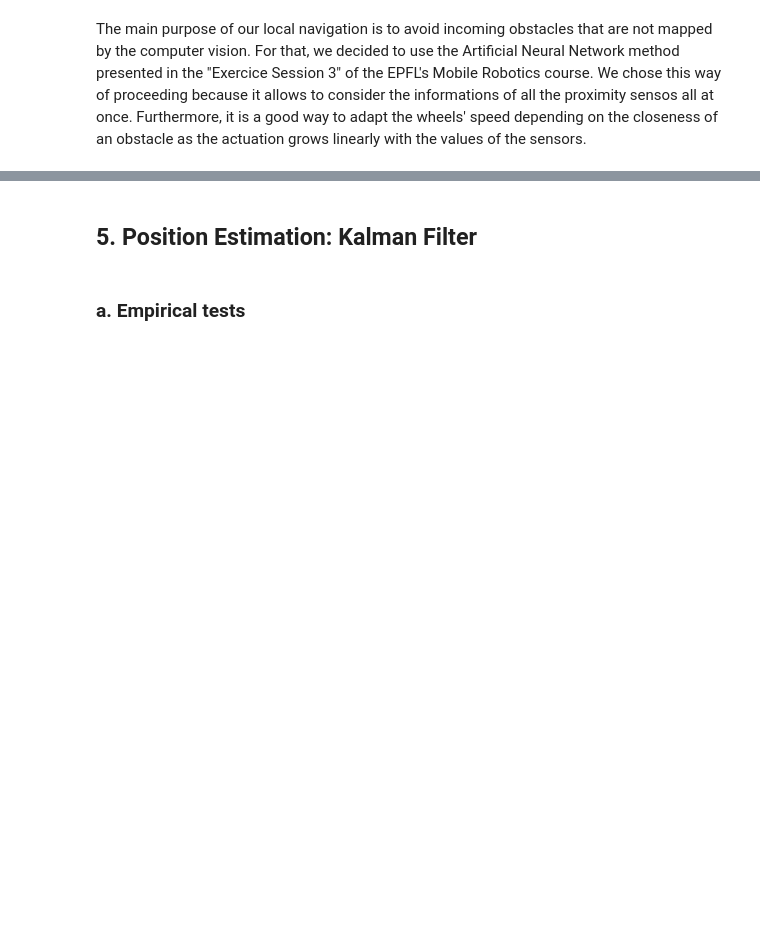
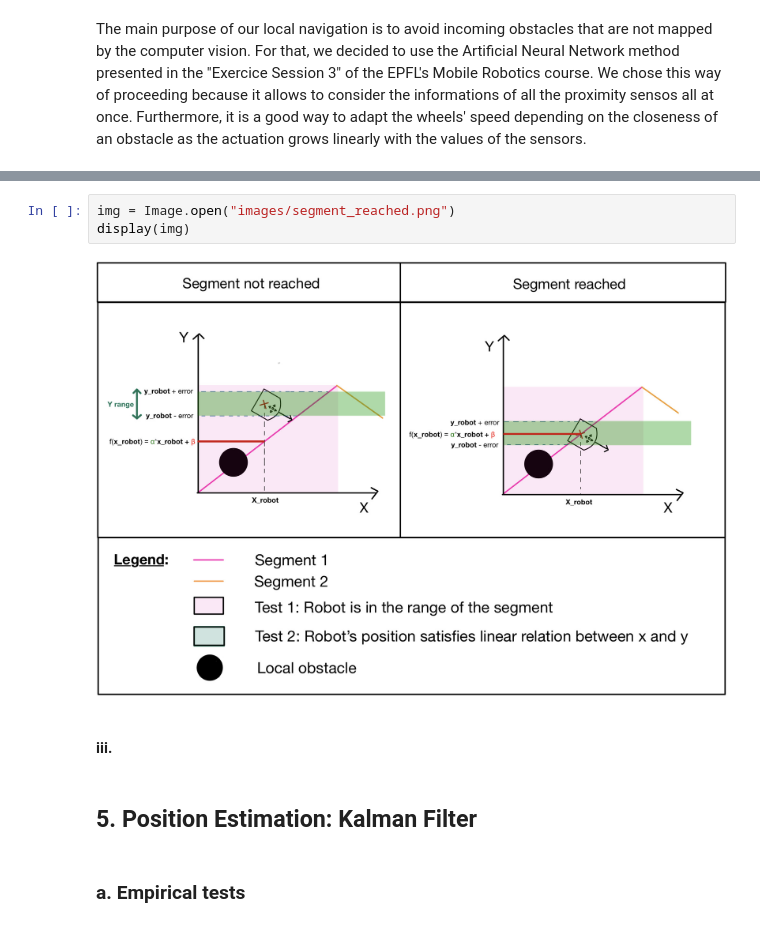
Before and after one commit to chrismtl/mobile_robotics_31, a Jupyter notebook: final_report.ipynb, the cells around one changed output, grey strips where cells are left out. Cells and saved outputs as stored; diff of their text form; blank space fills up the shorter version.

```diff
--- a/final_report.ipynb
+++ b/final_report.ipynb
@@ -362,3 +466,10 @@ The main purpose of our local navigation is to avoid incoming obstacles that are
+# %%
+img = Image.open("images/segment_reached.png")
+display(img)
+# %% [output]
+[figure, added]
+# %% [markdown]
+#### iii.
 # %% [markdown]
 ## 5. Position Estimation: Kalman Filter
 # %% [markdown]
```
Also changed, not shown: parts of 13 cells of this notebook, 2 other files.
